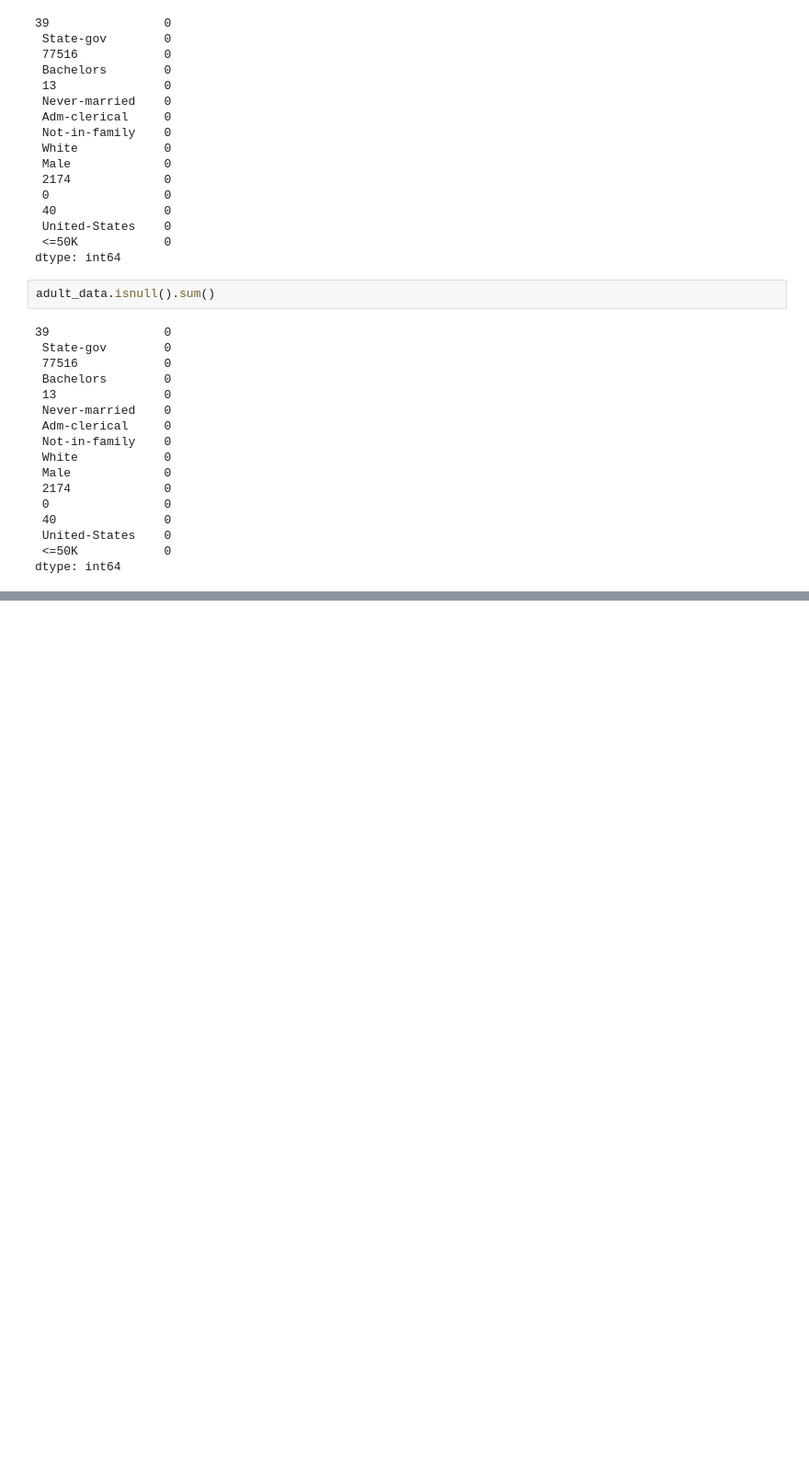
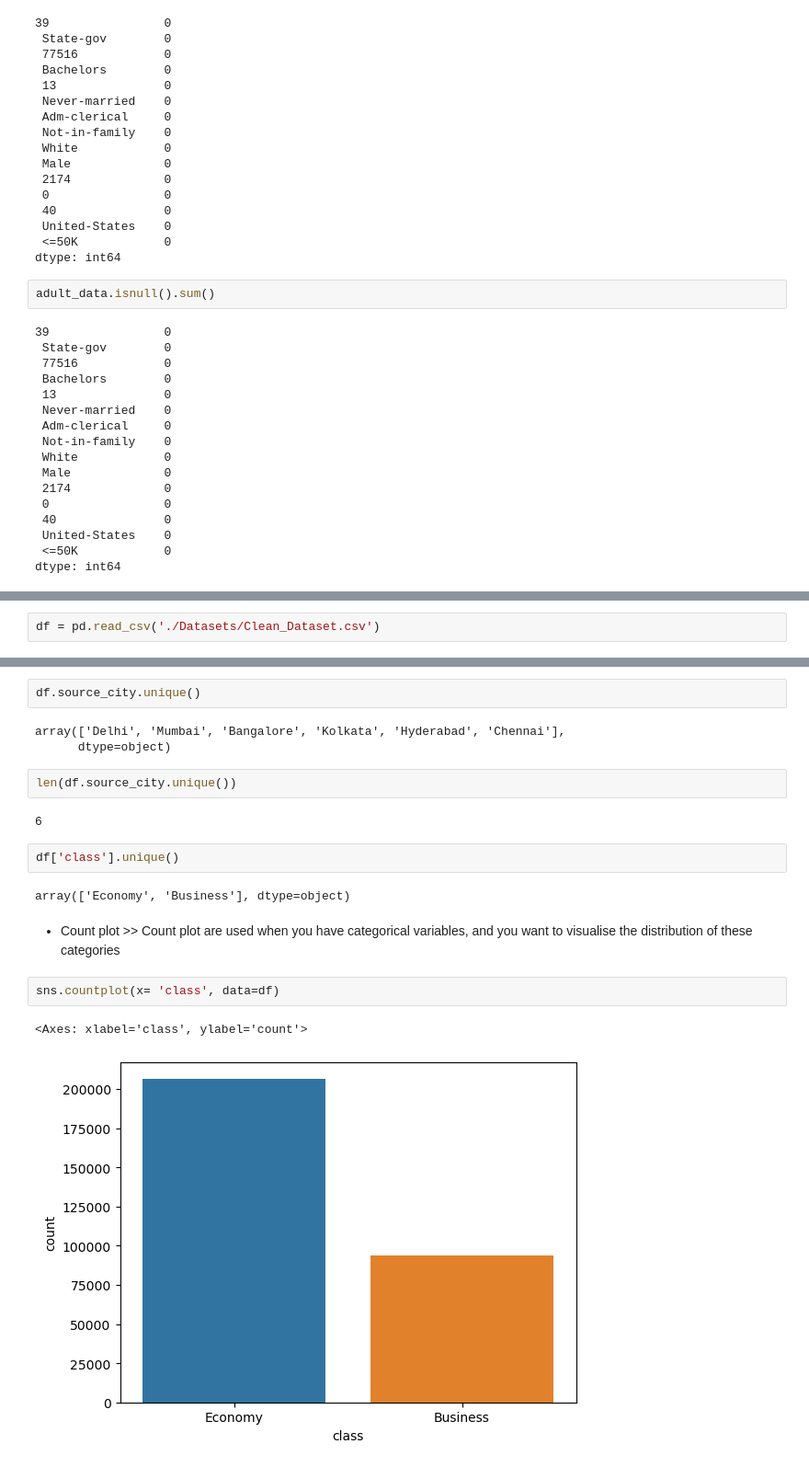
Before and after one commit to ydv-prince/ML-Practicals, a Jupyter notebook: submission1.ipynb, the cells around one changed output, grey strips where cells are left out. Shown at 92% size. Drawn from its saved outputs; the diff is of its cells as text; blank space fills up the shorter version.

Commit message:
Data preprocessing

```diff
--- a/submission1.ipynb
+++ b/submission1.ipynb
@@ -564,0 +895,2 @@ dtype: int64
+# %%
+df = pd.read_csv('./Datasets/Clean_Dataset.csv')
@@ -564,0 +951,21 @@ dtype: int64
+# %%
+df.source_city.unique()
+# %% [output]
+array(['Delhi', 'Mumbai', 'Bangalore', 'Kolkata', 'Hyderabad', 'Chennai'],
+      dtype=object)
+# %%
+len(df.source_city.unique())
+# %% [output]
+6
+# %%
+df['class'].unique()
+# %% [output]
+array(['Economy', 'Business'], dtype=object)
+# %% [markdown]
+- Count plot >>
+Count plot are used when you have categorical variables, and you want to visualise the distribution of these categories
+# %%
+sns.countplot(x= 'class', data=df)
+# %% [output]
+<Axes: xlabel='class', ylabel='count'>
+[figure, added]
```
Also changed, not shown: parts of 40 cells of this notebook, 24 other files.
